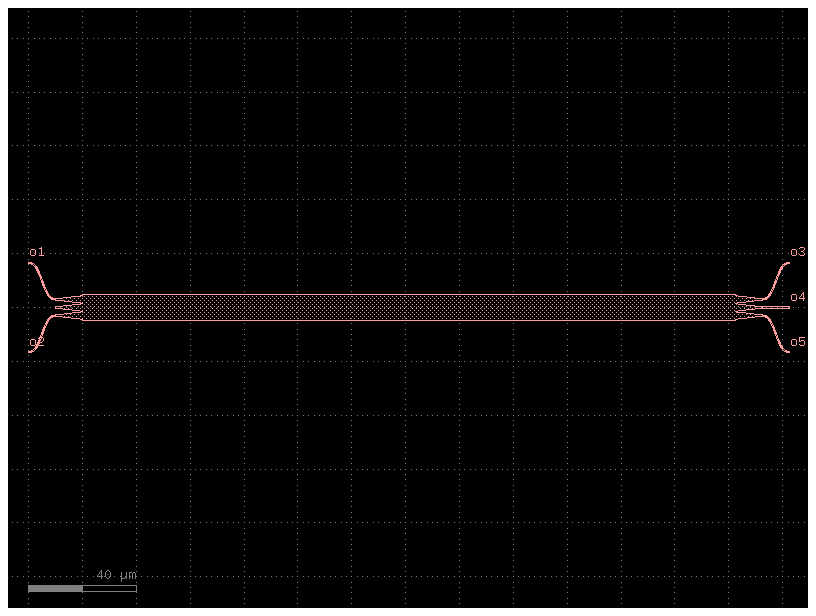
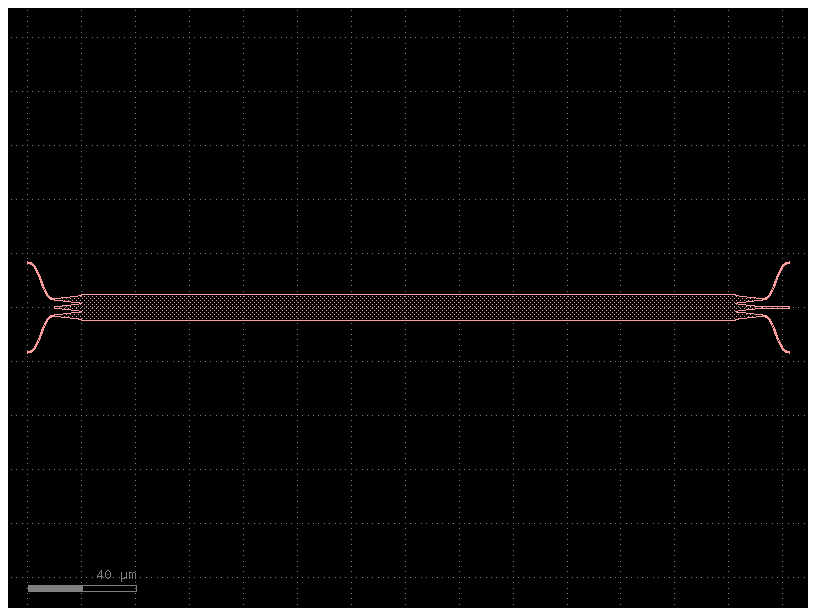
The change to this notebook cell's code, shown as a diff; its figure went from the first image to the second:
--- before
+++ after
@@ -1,5 +1,5 @@
 
-prueba = cells.mmi_3x3_test()
-prueba.plot()
+test = cells.mmi_3x3_test()
+test.plot()
 
     

Commit: -